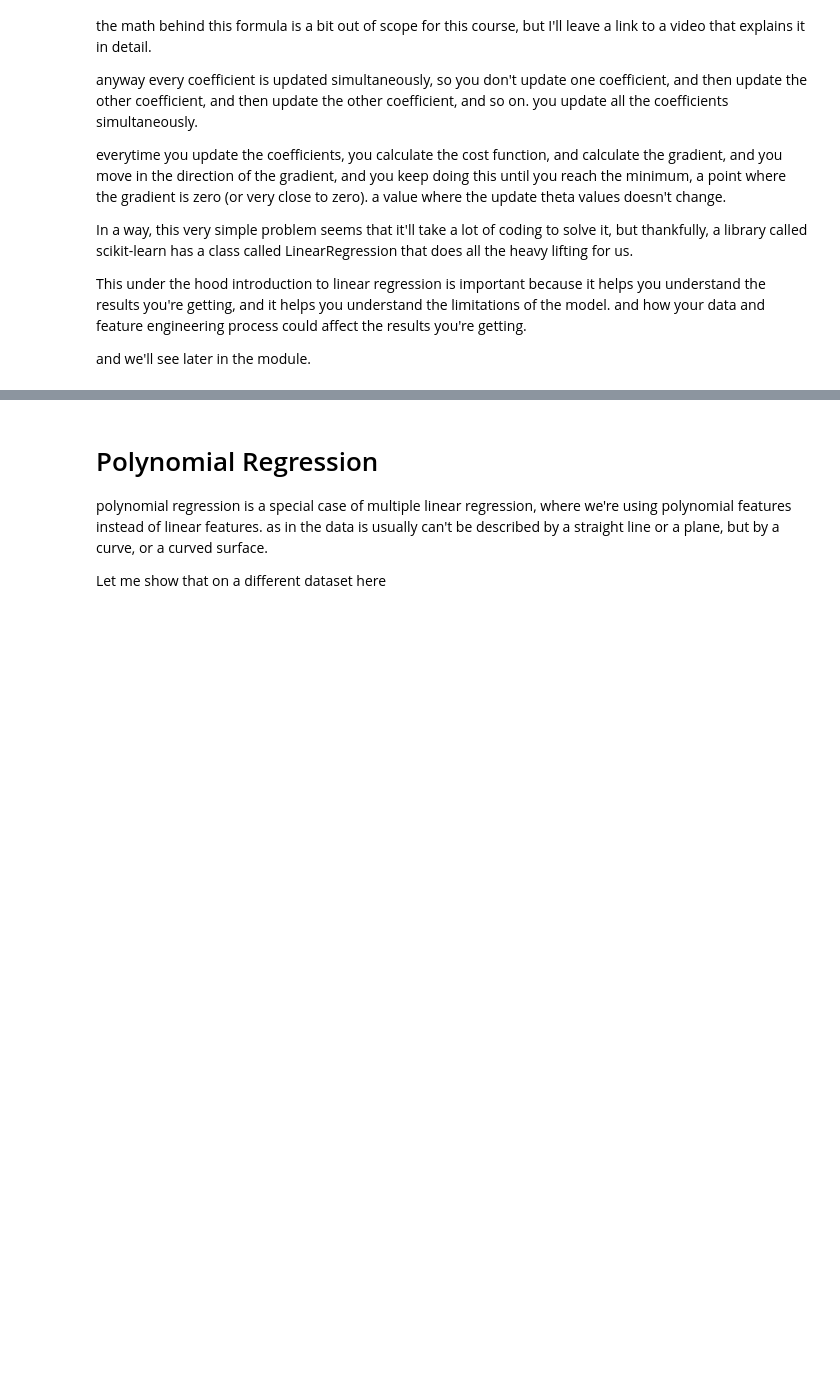
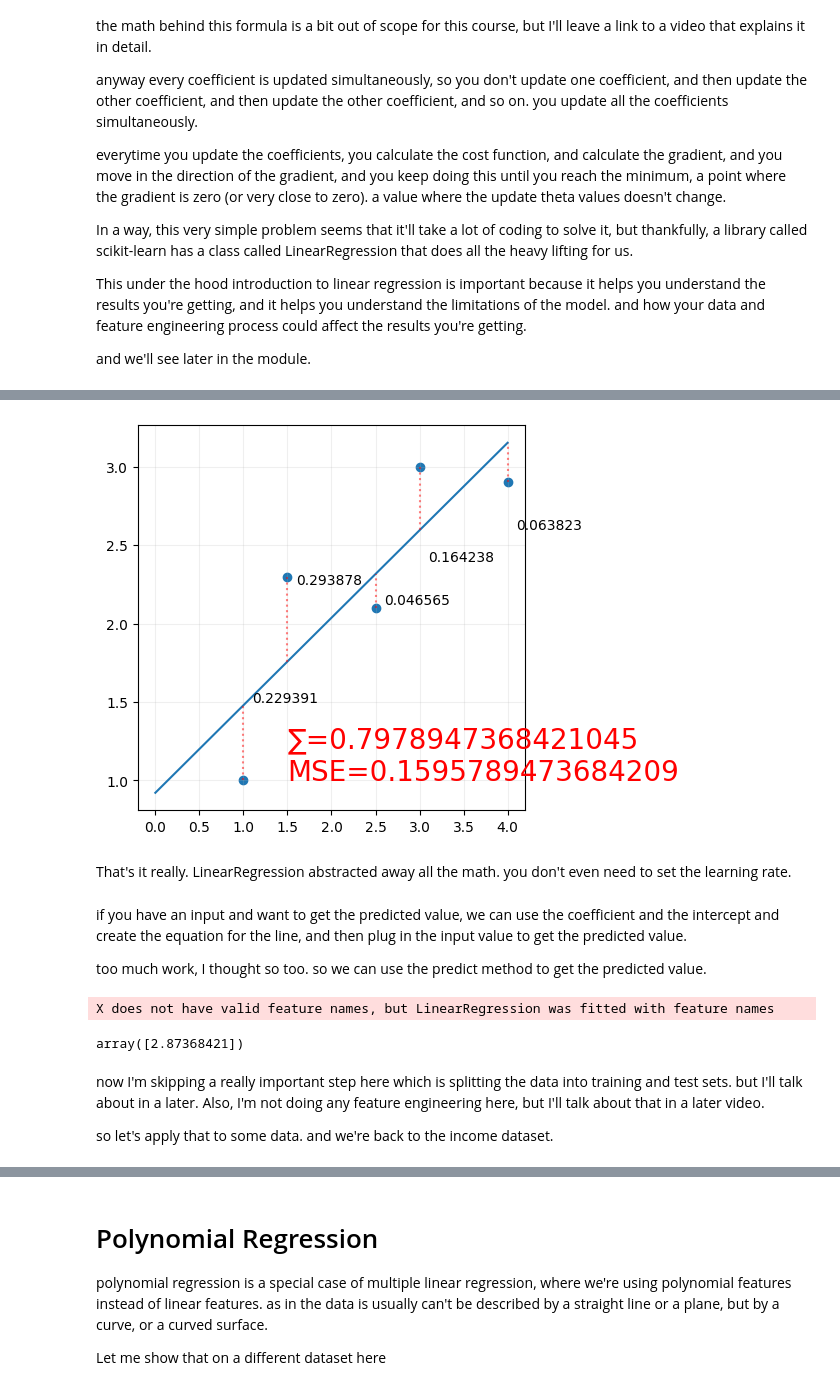
Before and after one commit to IT4063C/IT4063C.github.io, a Jupyter notebook: content/course-notes/9.ml-regression/transcript.ipynb, the cells around one changed output, grey strips where cells are left out. Cells and saved outputs as stored; diff of their text form; code cells hidden in the pictures; blank space fills up the shorter version.

Commit message:
multiple linear

```diff
--- a/content/course-notes/9.ml-regression/transcript.ipynb
+++ b/content/course-notes/9.ml-regression/transcript.ipynb
@@ -584,13 +608,13 @@ model.fit(df['x'], df['y'])
 # %%
 # linear regression
 from sklearn.linear_model import LinearRegression
+import pandas as pd
 
-x = np.array([1, 1.5, 2.5, 3, 4]).reshape(-1, 1)
-y = np.array([1, 2.3, 2.1, 3, 2.9]).reshape(-1, 1)
-
+df = pd.DataFrame({'x': [1, 1.5, 2.5, 3, 4], 'y': [1, 2.3, 2.1, 3, 2.9]})
+display(df)
 # create a linear regression model
 model = LinearRegression()
-model.fit(x,y)
+model.fit(df[['x']], df['y'])
 
-model.coef_
+model.coef_, model.intercept_
 # %% [output]
@@ -597,0 +628,50 @@ array([[0.55789474]])
+# %%
+# plot the data
+import matplotlib.pyplot as plt
+
+f, ax = plt.subplots(figsize=(5,5))
+ax.scatter(df['x'], df['y'])
+
+x = np.linspace(0, 4, 5)
+y = model.coef_[0]*x + model.intercept_
+y_ = model.coef_[0]*df['x'] + model.intercept_
+
+residuals = (y_ - df['y'])**2
+SE = np.sum(residuals)
+MSE = np.mean(residuals)
+
+ax.plot(x,y, label=f'y= {model.intercept_} + {model.coef_[0]}x')
+
+ax.plot([1,1],[1, 1.478947], color='red', linestyle='dotted', alpha=0.5)
+ax.text(1.1, 1.5, '0.229391')
+ax.plot([1.5,1.5],[2.3, 1.757895], color='red', linestyle='dotted', alpha=0.5)
+ax.text(1.6, 2.25, '0.293878')
+ax.plot([2.5,2.5],[2.1, 2.315789], color='red', linestyle='dotted', alpha=0.5)
+ax.text(2.6, 2.12, '0.046565')
+ax.plot([3,3],[3, 2.594737], color='red', linestyle='dotted', alpha=0.5)
+ax.text(3.1, 2.4, '0.164238')
+ax.plot([4,4],[2.9, 3.152632], color='red', linestyle='dotted', alpha=0.5)
+ax.text(4.1, 2.6, '0.063823')
+
+ax.text(1.5, 1, f'∑={SE}\nMSE={MSE}', fontsize=20, color='red')
+
+ax.grid(alpha=0.2)
+plt.show()
+# %% [output]
+[figure, added]
+# %% [markdown]
+That's it really. LinearRegression abstracted away all the math. you don't even need to set the learning rate.
+# %% [markdown]
+if you have an input and want to get the predicted value, we can use the coefficient and the intercept and create the equation for the line, and then plug in the input value to get the predicted value.
+
+too much work, I thought so too. so we can use the predict method to get the predicted value.
+# %%
+model.predict([[3.5]])
+# %% [output]
+X does not have valid feature names, but LinearRegression was fitted with feature names
+array([2.87368421])
+# %% [markdown]
+now I'm skipping a really important step here which is splitting the data into training and test sets. but I'll talk about in a later.
+Also, I'm not doing any feature engineering here, but I'll talk about that in a later video.
+
+so let's apply that to some data. and we're back to the income dataset.
```
Also changed, not shown: parts of 14 cells of this notebook.
